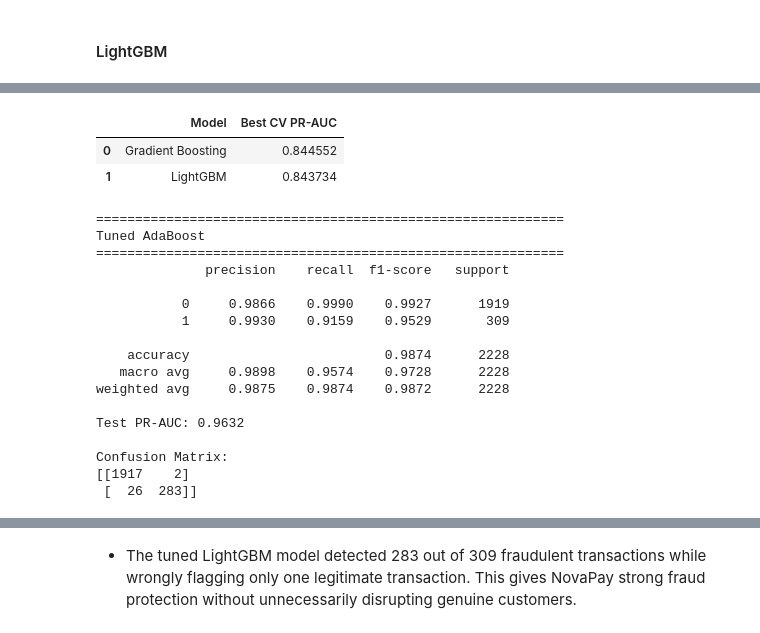
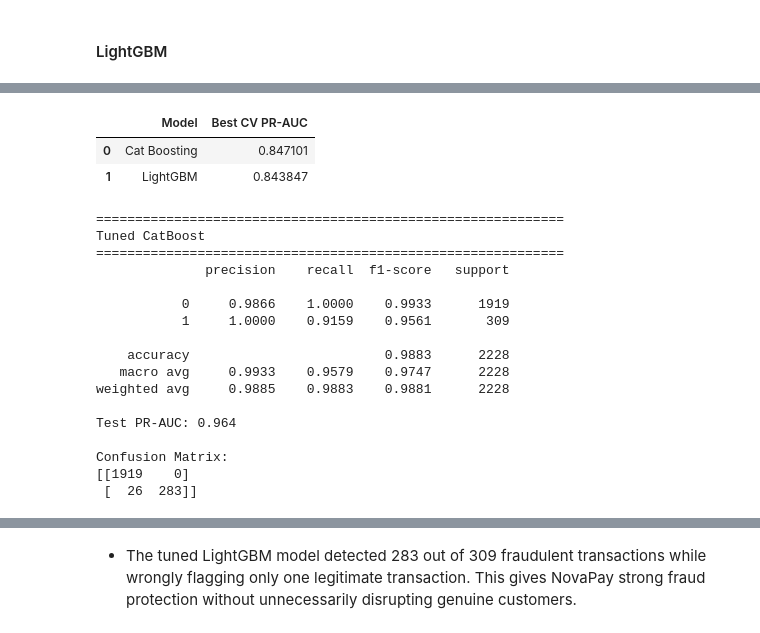
Before and after one commit to uchechukwueze/NovaPay-FraudGuard-Real-Time-Fraud-Detection, a Jupyter notebook: notebook/notebook.ipynb, the cells around one changed output, grey strips where cells are left out. Cells and saved outputs as stored; diff of their text form; code cells hidden in the pictures.

```diff
--- a/notebook/notebook.ipynb
+++ b/notebook/notebook.ipynb
@@ -3579,9 +3607,9 @@ Best parameters:
 # %%
 #Tune LightGBM
 lgb_pipeline = Pipeline([
-    ("smote", SMOTE(random_state=42)),
+    ("smote", SMOTE(random_state=2026)),
 
-    ("model", XGBClassifier(
+    ("model", LGBMClassifier(
         eval_metric="logloss",
         tree_method="hist",
         random_state=42,
@@ -3651,33 +3679,33 @@ Best parameters:
 # %%
 #Comparing AdaBoost and XGboost cross validation results
 tuning_results = pd.DataFrame({
     "Model": [
-        "Gradient Boosting",
+        "Cat Boosting",
         "LightGBM"
     ],
     "Best CV PR-AUC": [
-        gb_search.best_score_,
+        cgb_search.best_score_,
         lgb_search.best_score_
     ]
 })
 
 tuning_results.sort_values(
     by="Best CV PR-AUC",
     ascending=False
 )
 # %% [output]
 |  | Model | Best CV PR-AUC |
-| 0 | Gradient Boosting | 0.844552 |
-| 1 | LightGBM | 0.843734 |
+| 0 | Cat Boosting | 0.847101 |
+| 1 | LightGBM | 0.843847 |
 # %%
-best_gb = gb_search.best_estimator_
+best_cgb = cgb_search.best_estimator_
 
 # Predictions
-y_pred_gb = best_gb.predict(X_test)
-y_prob_gb = best_gb.predict_proba(X_test)[:, 1]
+y_pred_gb = best_cgb.predict(X_test)
+y_prob_gb = best_cgb.predict_proba(X_test)[:, 1]
 
 print("=" * 60)
-print("Tuned AdaBoost")
+print("Tuned CatBoost")
 print("=" * 60)
 
 print(
@@ -3701,21 +3729,21 @@ print("\nConfusion Matrix:")
 print(confusion_matrix(y_test, y_pred_gb))
 # %% [output]
 ============================================================
-Tuned AdaBoost
+Tuned CatBoost
 ============================================================
               precision    recall  f1-score   support
 
-           0     0.9866    0.9990    0.9927      1919
-           1     0.9930    0.9159    0.9529       309
+           0     0.9866    1.0000    0.9933      1919
+           1     1.0000    0.9159    0.9561       309
 
-    accuracy                         0.9874      2228
-   macro avg     0.9898    0.9574    0.9728      2228
-weighted avg     0.9875    0.9874    0.9872      2228
+    accuracy                         0.9883      2228
+   macro avg     0.9933    0.9579    0.9747      2228
+weighted avg     0.9885    0.9883    0.9881      2228
 
-Test PR-AUC: 0.9632
+Test PR-AUC: 0.964
 
 Confusion Matrix:
-[[1917    2]
+[[1919    0]
  [  26  283]]
 # %%
 best_lgb = lgb_search.best_estimator_
```
Also changed, not shown: parts of 25 cells of this notebook, 12 other files.
